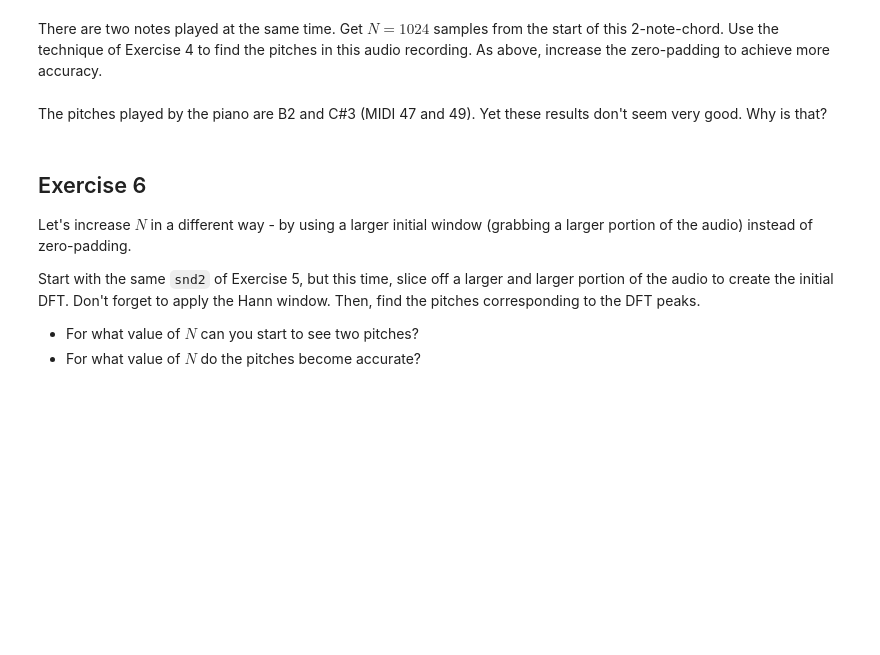
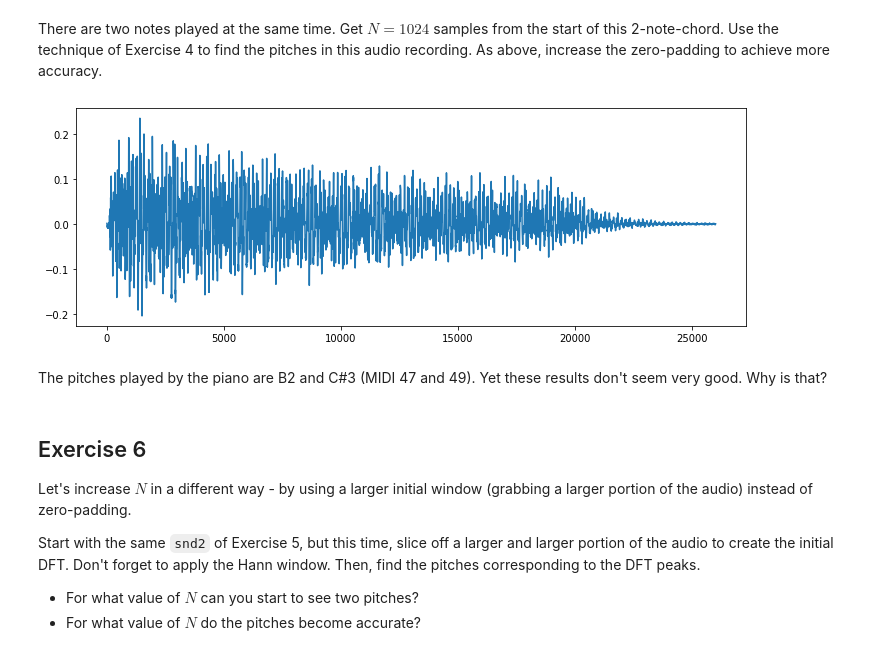
Before and after one commit to jmftrindade/digital_music_processing, a Jupyter notebook: 3_fourier/lab3.ipynb, the cells around one changed output. Drawn from its saved outputs; the diff is of its cells as text; code cells hidden in the pictures; blank space fills up the shorter version.

```diff
--- a/3_fourier/lab3.ipynb
+++ b/3_fourier/lab3.ipynb
@@ -225,5 +262,10 @@ ipd.Audio(snd2, rate=fs)
 # %% [markdown]
 There are two notes played at the same time. Get $N=1024$ samples from the start of this 2-note-chord. Use the technique of Exercise 4 to find the pitches in this audio recording. As above, increase the zero-padding to achieve more accuracy.
+# %%
+plt.plot(snd2[4000:30000])
+plt.show()
+# %% [output]
+[figure, added]
 # %% [markdown]
 The pitches played by the piano are B2 and C#3 (MIDI 47 and 49). Yet these results don't seem very good. Why is that?
 # %%
```
Also changed, not shown: parts of 9 cells of this notebook, 1 other file.
